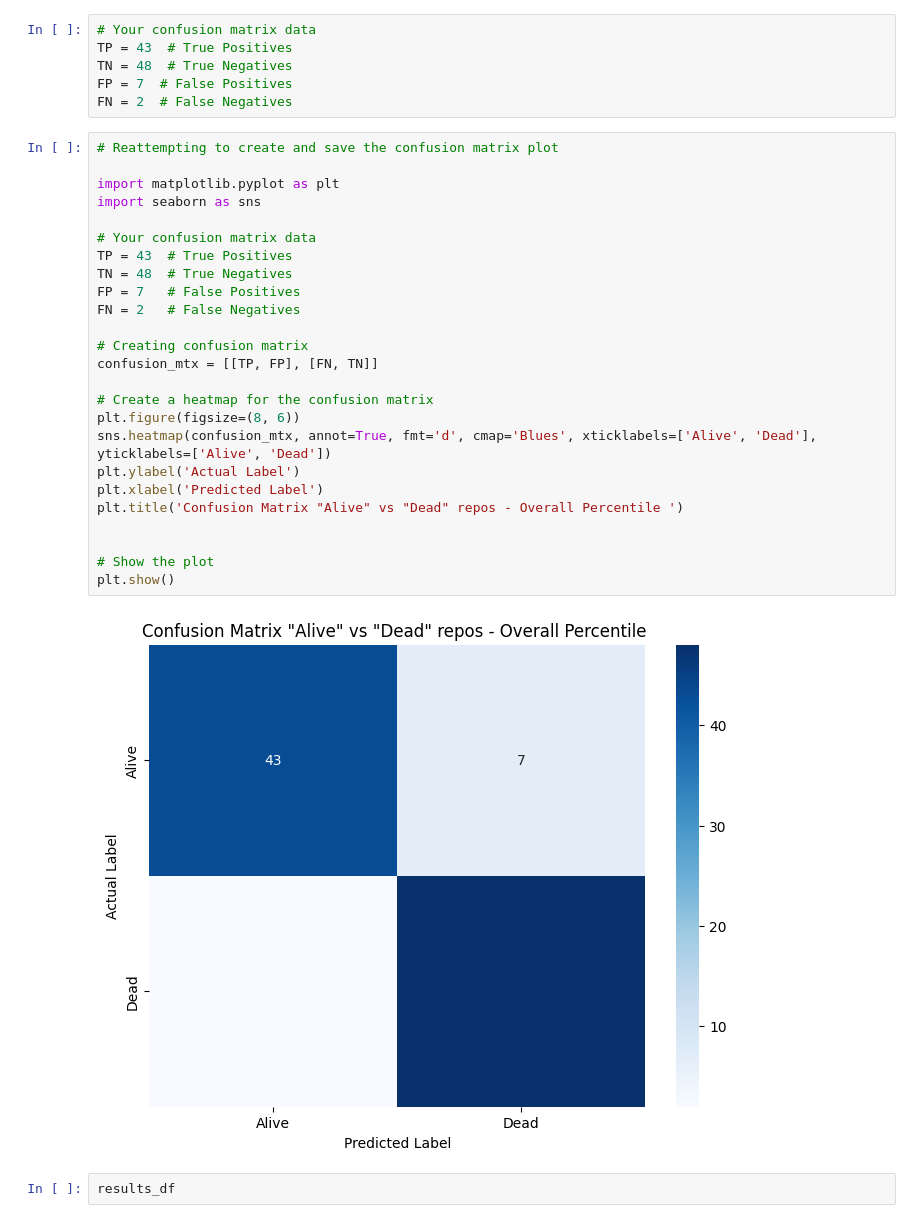
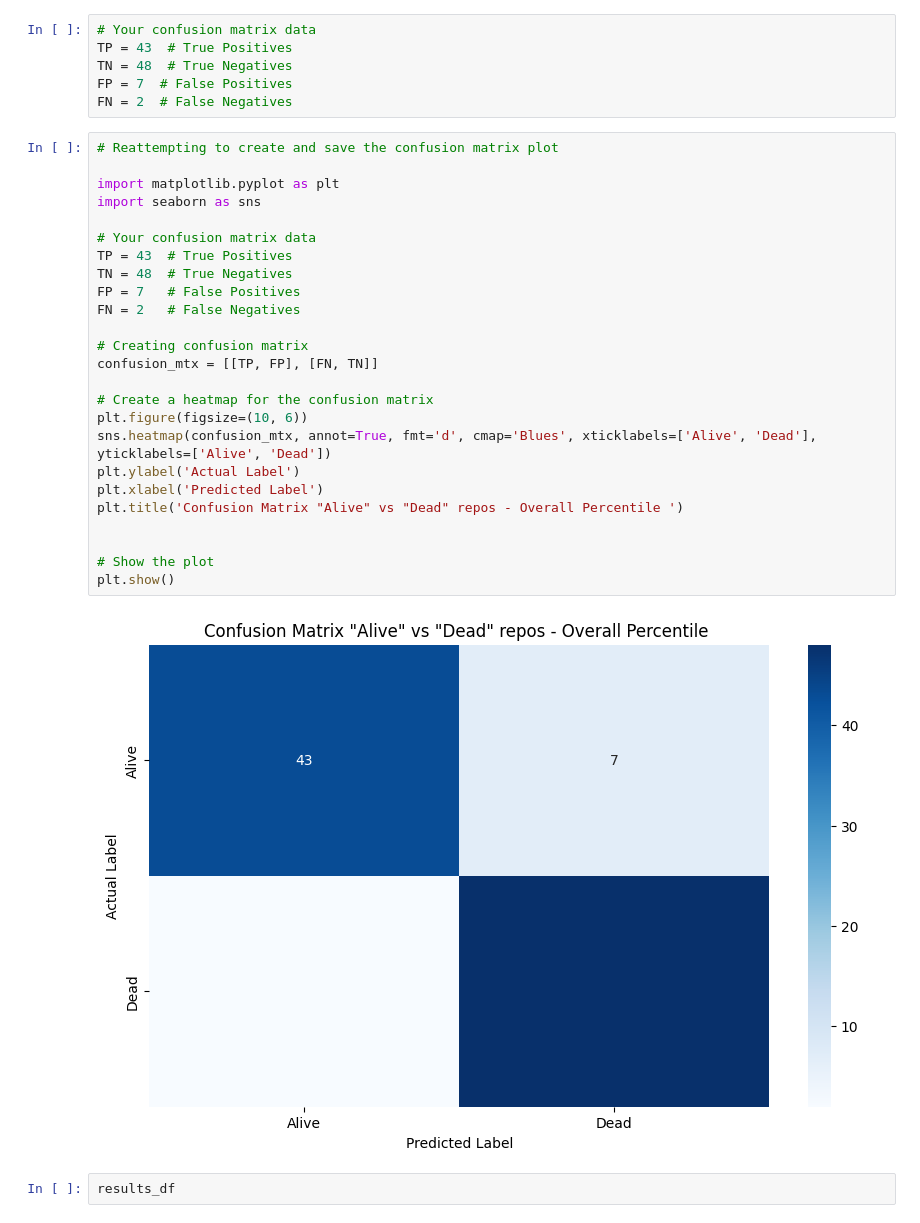
Before and after one commit to EthanFalcao/Github_Repo_EDA, a Jupyter notebook: repo_status_classification/graph_data_treshold(95thP).ipynb, the cells around one changed output. Cells and saved outputs as stored; diff of their text form.

Commit message:
fixed plots

```diff
--- a/repo_status_classification/graph_data_treshold(95thP).ipynb
+++ b/repo_status_classification/graph_data_treshold(95thP).ipynb
@@ -415,30 +415,30 @@ FN = 2  # False Negatives
 # %%
 # Reattempting to create and save the confusion matrix plot
 
 import matplotlib.pyplot as plt
 import seaborn as sns
 
 # Your confusion matrix data
 TP = 43  # True Positives
 TN = 48  # True Negatives
 FP = 7   # False Positives
 FN = 2   # False Negatives
 
 # Creating confusion matrix
 confusion_mtx = [[TP, FP], [FN, TN]]
 
 # Create a heatmap for the confusion matrix
-plt.figure(figsize=(8, 6))
+plt.figure(figsize=(10, 6))
 sns.heatmap(confusion_mtx, annot=True, fmt='d', cmap='Blues', xticklabels=['Alive', 'Dead'], yticklabels=['Alive', 'Dead'])
 plt.ylabel('Actual Label')
 plt.xlabel('Predicted Label')
 plt.title('Confusion Matrix "Alive" vs "Dead" repos - Overall Percentile ')
 
 
 # Show the plot
 plt.show()
 # %% [output]
-[figure, old version]
+[figure, new version]
 # %%
 results_df
 # %% [output]
```
Also changed, not shown: 4 other files.
